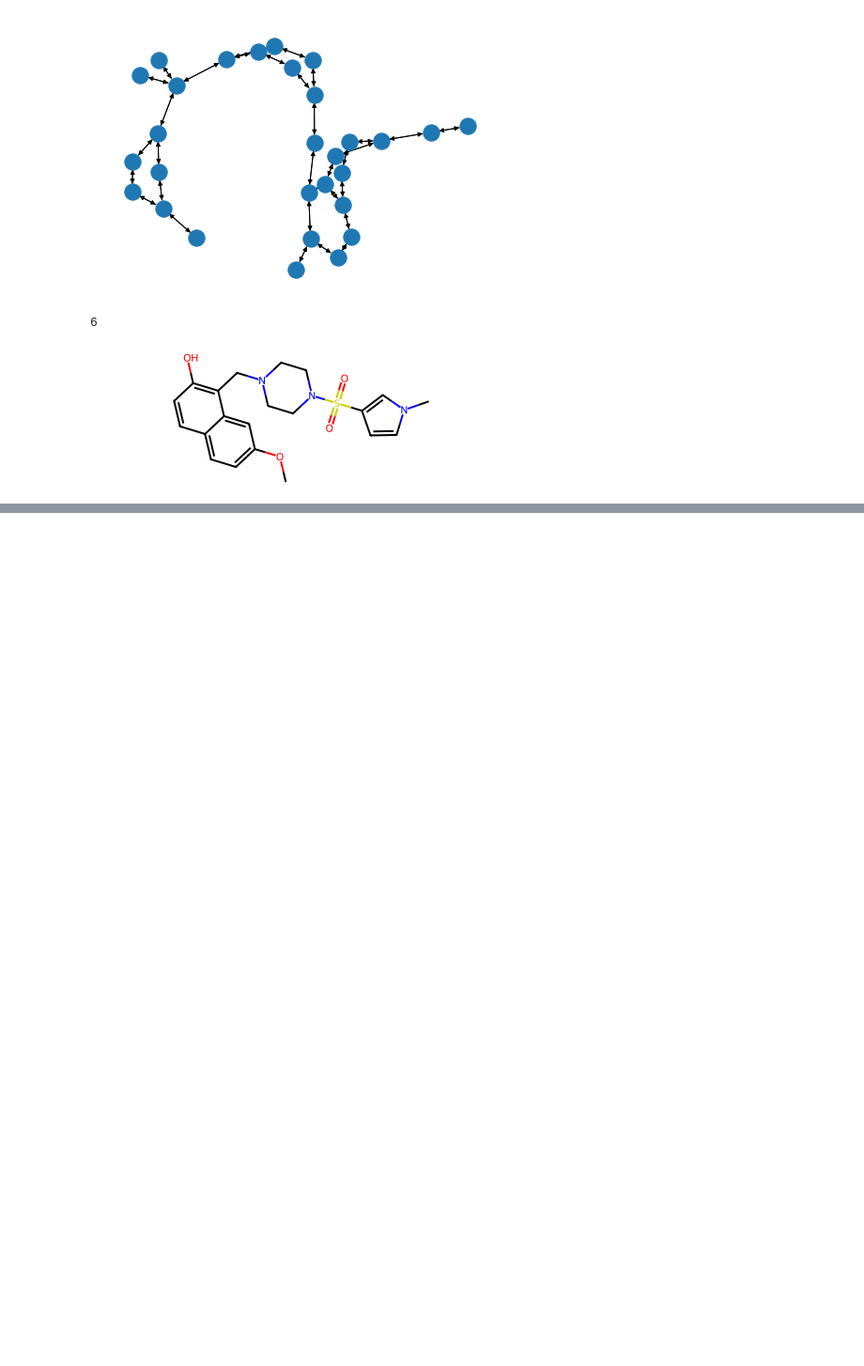
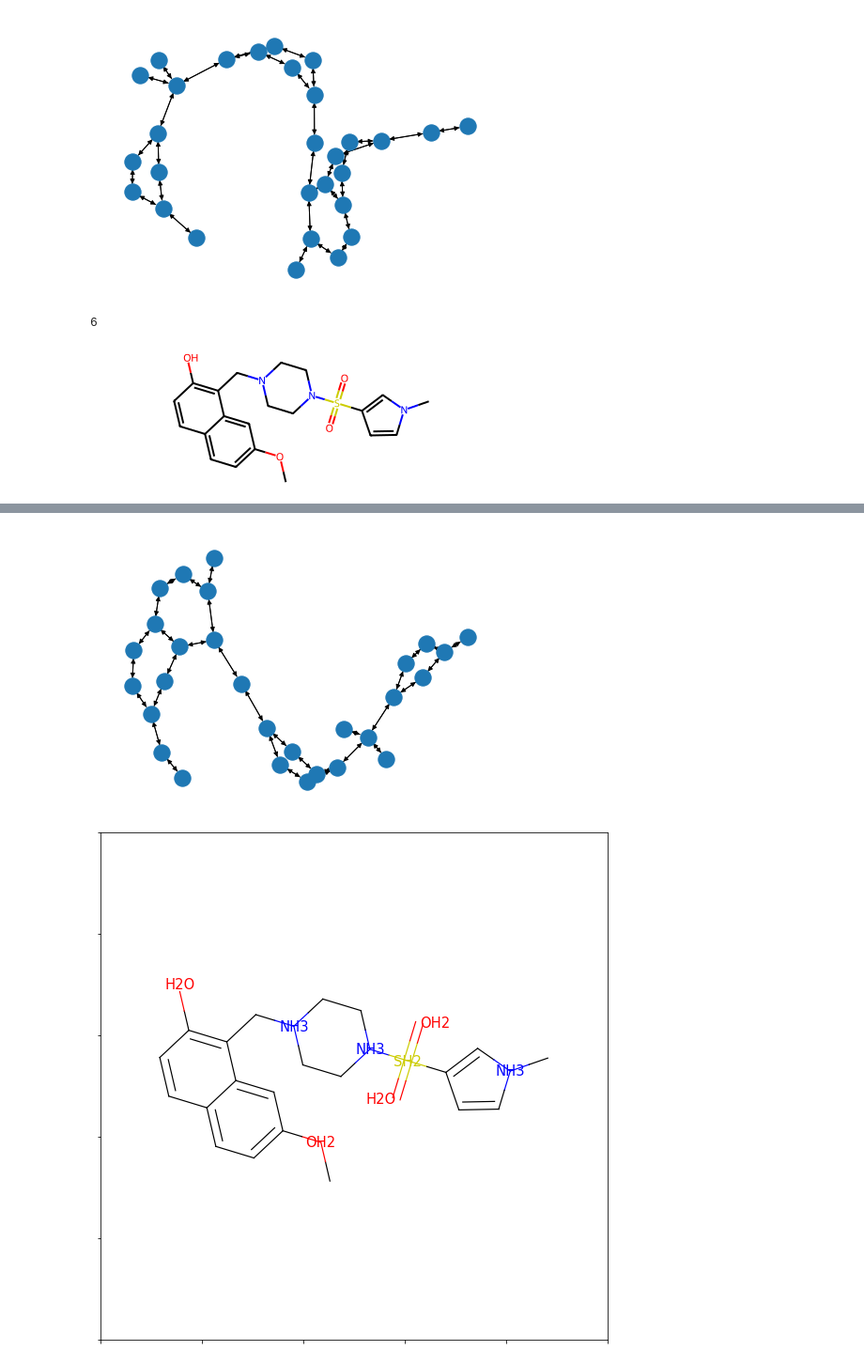
Before and after one commit to cosmina98/GGM-metrics, a Jupyter notebook: Evaluation_examples - Zinc.ipynb, the cells around one changed output, grey strips where cells are left out. Shown at 94% size. Cells and saved outputs as stored; diff of their text form; code cells hidden in the pictures; blank space fills up the shorter version.

```diff
--- a/Evaluation_examples - Zinc.ipynb
+++ b/Evaluation_examples - Zinc.ipynb
@@ -331,13 +331,13 @@ def nx_to_mol(nx_graph , edge_label='feat', node_label='feat'):
     node_atom_values=get_dict_of_nodes()
 
 
-    for i,n in enumerate(test_nx.nodes(data=True)):
+    for i,n in enumerate(nx_graph.nodes(data=True)):
         a = Chem.Atom( dict_of_atomic_no[node_atom_values[int(n[1][node_label].numpy())]])
         molIdx = mol.AddAtom(a)
         #print(molIdx)
         node_to_idx[i] = molIdx
 
-    for edge in test_nx.edges(data=True):
+    for edge in nx_graph.edges(data=True):
             bond=int(edge[2][edge_label])
             ix=edge[0]
             iy=edge[1]
@@ -353,7 +353,7 @@ def nx_to_mol(nx_graph , edge_label='feat', node_label='feat'):
                 mol.AddBond(node_to_idx[ix], node_to_idx[iy], bond_type)
 
             elif bond == 3:
-                    bond_type=Chem.rdchem.BondType.Triple
+                    bond_type=Chem.rdchem.BondType.TRIPLE
                     mol.AddBond(node_to_idx[ix], node_to_idx[iy] ,bond_type)
 
         # Convert RWMol to Mol object
@@ -364,28 +364,5 @@ nx_to_mol(test_nx)
 # %% [output]
 [figure]
 # %%
-# add bonds between adjacent atoms
-for ix, row in enumerate(adjacency_matrix):
-    for iy, bond in enumerate(row):
-        \
-
-        # only traverse half the matrix
-        if iy <= ix:
-            continue
-
-        # add relevant bond type (there are many more of these)
-
-        elif bond == 1:
-            bond_type = Chem.rdchem.BondType.SINGLE
-            mol.AddBond(node_to_idx[ix], node_to_idx[iy], bond_type)
-        elif bond == 2:
-            bond_type = Chem.rdchem.BondType.DOUBLE
-            mol.AddBond(node_to_idx[ix], node_to_idx[iy], bond_type)
-
-        elif bond == 3:
-                bond_type=Chem.rdchem.BondType.Triple
-                mol.AddBond(node_to_idx[ix], node_to_idx[iy] ,bond_type)
-
-# Convert RWMol to Mol object
-mol = mol.GetMol()
-#Chem.MolToSmiles
+lobsters = [ dgl.to_networkx(g, node_attrs=['attr','feat'], edge_attrs=['attr','feat'])  for g in a]
+grids = [dgl.to_networkx(g, node_attrs=['attr','feat'], edge_attrs=['attr','feat']) for g in a
@@ -519,0 +369,9 @@ NameError: name 'nodes' is not defined
+# %%
+from rdkit.Chem import Draw
+for g in lobsters:
+   nx.draw(g)
+   Draw.MolToMPL(nx_to_mol(g))
+   break
+# %% [output]
+[figure, added]
+[figure, added]
```
Also changed, not shown: parts of 12 cells of this notebook.
